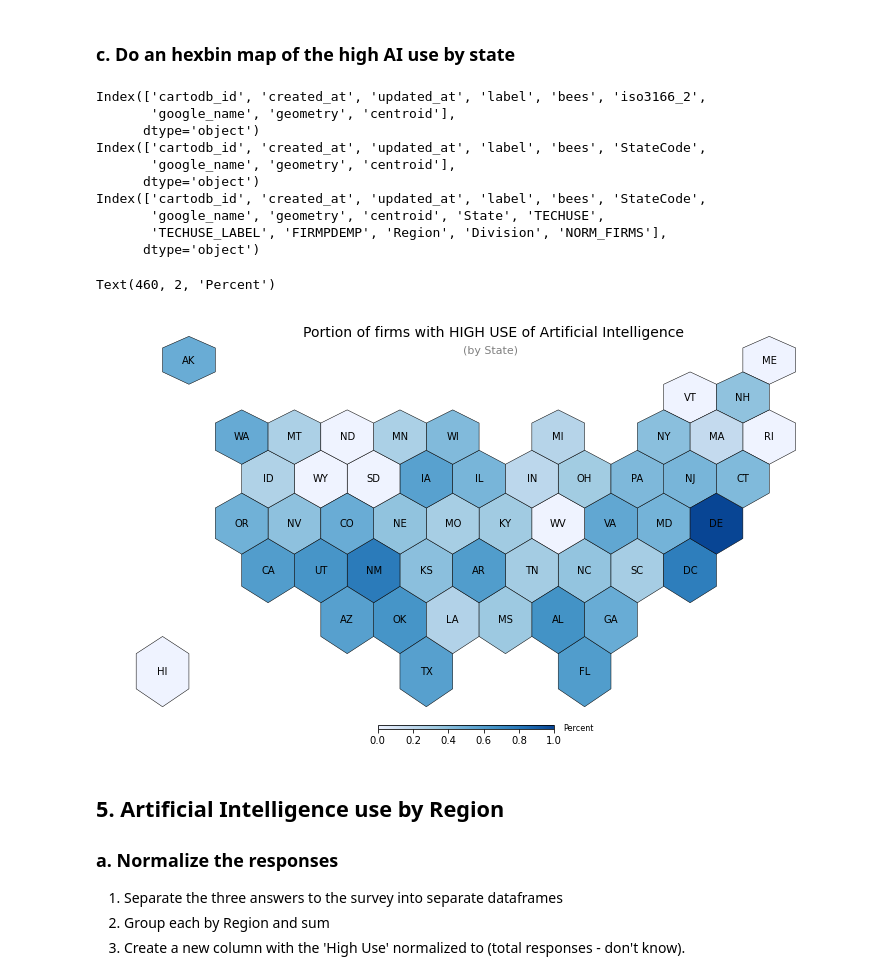
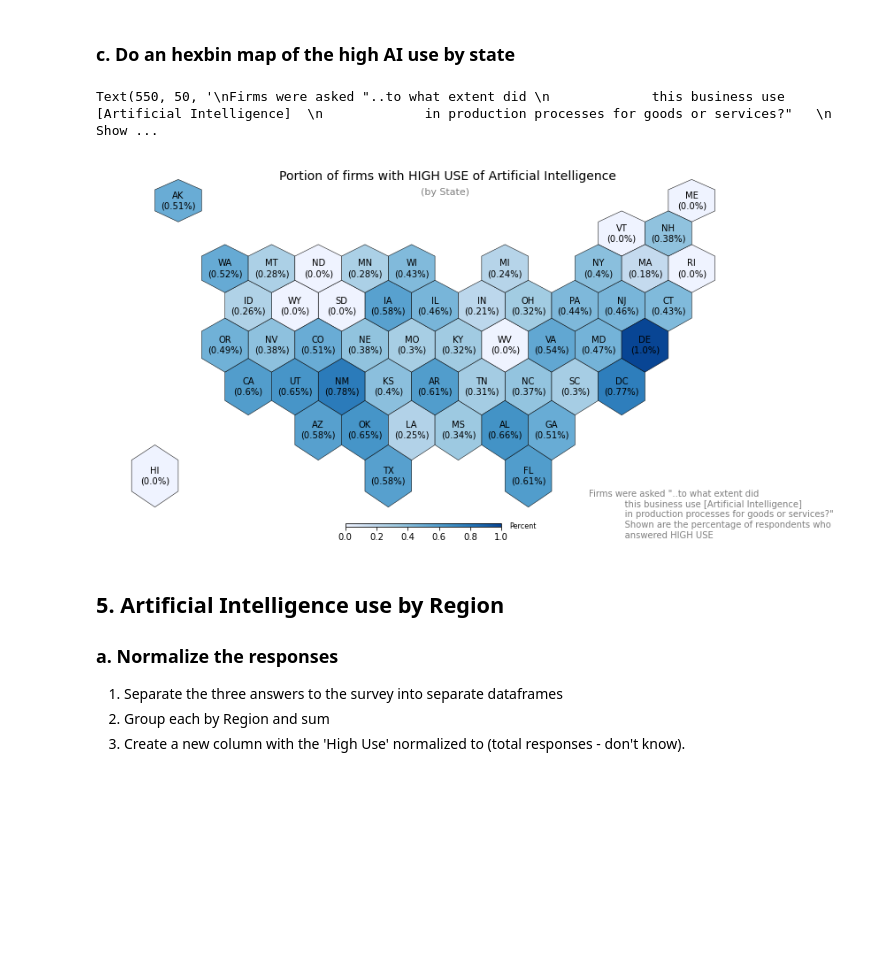
Before and after one commit to dgitall/GroupProj-Census, a Jupyter notebook: Question1-highuse-Analysis.ipynb, the cells around one changed output. Drawn from its saved outputs; the diff is of its cells as text; code cells hidden in the pictures; blank space fills up the shorter version.

```diff
--- a/Question1-highuse-Analysis.ipynb
+++ b/Question1-highuse-Analysis.ipynb
@@ -233,62 +145,53 @@ geoData = gpd.read_file(url)
 # Set the plot size for this notebook:
 plt.rcParams["figure.figsize"] = 13, 13
 
-
-# Draw a map with matplotlib
-''' geoData.plot(color="white", edgecolor='black', linewidth=.5)
-plt.axis('off') '''
 # add a "centroid" column with the centroid position of each county
 geoData['centroid'] = geoData['geometry'].apply(lambda x: x.centroid)
 
 # join our data to the geoData set
 geoData.rename(columns={'iso3166_2': 'StateCode'}, inplace=True)
-#print(geoData.head())
-print(geoData.columns)
 geoDatamerged = geoData.merge(TechUseHigh_state_HighUse, how='inner', on='StateCode')
-print(geoDatamerged.columns)
-
 
 from palettable.colorbrewer.sequential import Blues_7
-
 fig,ax = plt.subplots(1, figsize=(13,13))
 # plt.suptitle("Portion of firms with HIGH USE of Artificial Intelligence")
 geoDatamerged.plot(ax=ax,
                    column='NORM_FIRMS',
                    cmap=Blues_7.mpl_colormap,
                    #norm=plt.Normalize(vmin=2, vmax=13),
                    edgecolor='black',
                    linewidth=0.5)
 ax.axis('off')
-for idx, row in geoData.iterrows():
+for idx, row in geoDatamerged.iterrows():
+    statetext = f"{row['StateCode']}\n({round(row['NORM_FIRMS'], 2)}%)"
     ax.annotate(
-        text=row['StateCode'],
+        text=statetext,
         xy=row['centroid'].coords[0],
         horizontalalignment='center',
         va='center',
         color="black"
     )
 sm = plt.cm.ScalarMappable(cmap=Blues_7.mpl_colormap)
 fig.colorbar(sm, orientation="horizontal", aspect=50, fraction=0.005, pad=0)
 # Add title, subtitle and author
 ax.annotate('Portion of firms with HIGH USE of Artificial Intelligence', xy=(200, 400),  xycoords='axes pixels',
             horizontalalignment='left', verticalalignment='top', fontsize=14, color='black')
 ax.annotate('(by State)', xy=(360, 380),  xycoords='axes pixels',
             horizontalalignment='left', verticalalignment='top', fontsize=11, color='#808080')
 ax.annotate('Percent', xy=(460, 2),  xycoords='axes pixels',
             horizontalalignment='left', verticalalignment='top', fontsize=8, color='black')
+
+
+## Annotate an explanation of what is being shown in
+ax.annotate(text='\nFirms were asked "..to what extent did \n \
+            this business use [Artificial Intelligence]  \n \
+            in production processes for goods or services?"   \n \
+            Shown are the percentage of respondents who \n \
+            answered HIGH USE', xy=(550, 50),  xycoords='axes pixels',
+            horizontalalignment='left', verticalalignment='top', fontsize=10, color='#808080')
 # %% [output]
-Index(['cartodb_id', 'created_at', 'updated_at', 'label', 'bees', 'iso3166_2',
-       'google_name', 'geometry', 'centroid'],
-      dtype='object')
-Index(['cartodb_id', 'created_at', 'updated_at', 'label', 'bees', 'StateCode',
-       'google_name', 'geometry', 'centroid'],
-      dtype='object')
-Index(['cartodb_id', 'created_at', 'updated_at', 'label', 'bees', 'StateCode',
-       'google_name', 'geometry', 'centroid', 'State', 'TECHUSE',
-       'TECHUSE_LABEL', 'FIRMPDEMP', 'Region', 'Division', 'NORM_FIRMS'],
-      dtype='object')
+Text(550, 50, '\nFirms were asked "..to what extent did \n             this business use [Artificial Intelligence]  \n             in production processes for goods or services?"   \n             Show ...
-Text(460, 2, 'Percent')
-[figure, old version]
+[figure, new version]
 # %% [markdown]
 ## 5. Artificial Intelligence use by Region
 ### a. Normalize the responses
```
Also changed, not shown: parts of 14 cells of this notebook.
